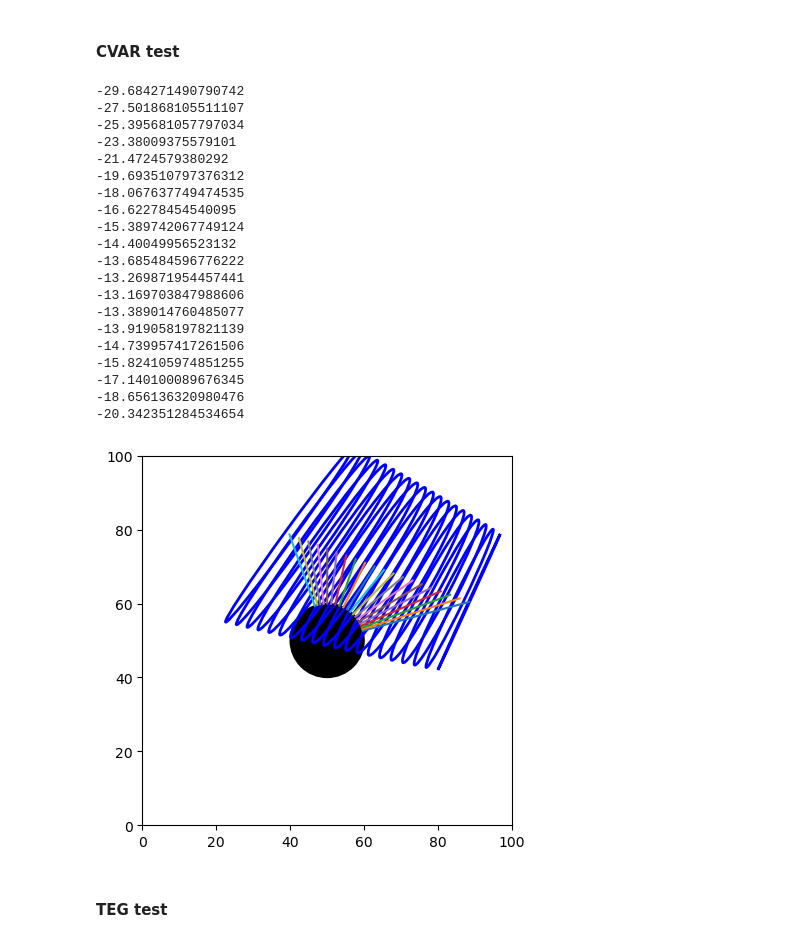
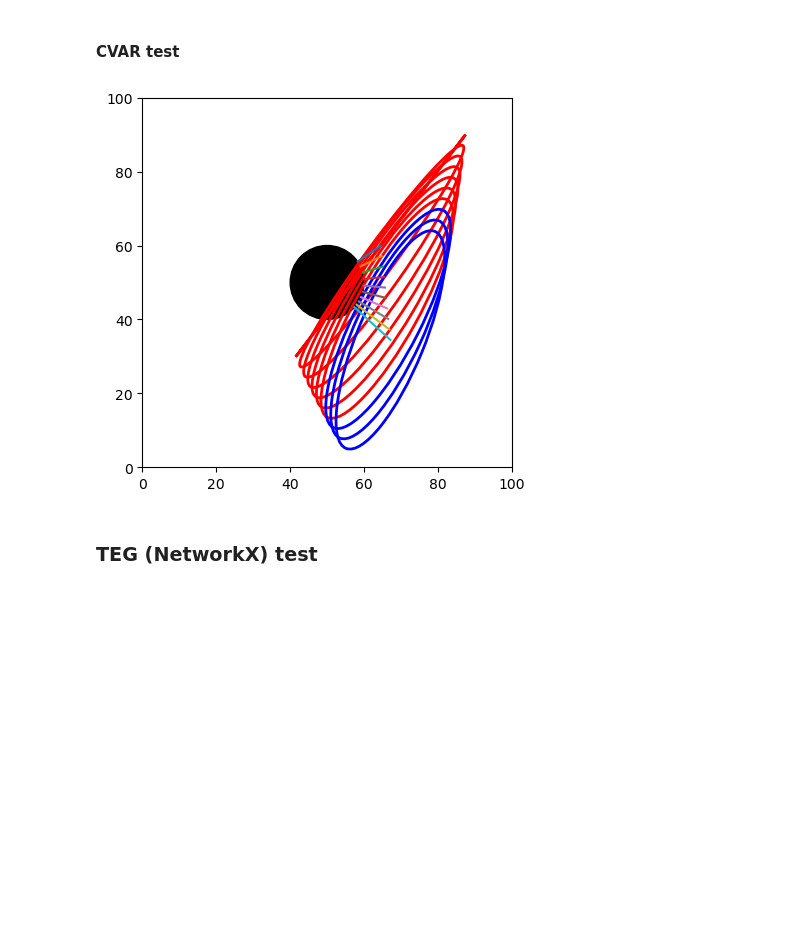
Before and after one commit to Zander-M/ST_Gaussian_PRM, a Jupyter notebook: experiment.ipynb, the cells around one changed output. Cells and saved outputs as stored; diff of their text form; code cells hidden in the pictures; blank space fills up the shorter version.

```diff
--- a/experiment.ipynb
+++ b/experiment.ipynb
@@ -143,51 +146,32 @@ def visualize_g_node(g_node, ax, thresh, is_collision):
 # %%
 
 roadmap = Map(100, 100)
 pos = np.array([50, 50])
 obs = CircleObstacle(pos, 10)
 thresh = -8
 tolerance = 0.95
 alpha = 0.95
-num_g_node = 20
+num_g_node = 10
 
 roadmap.add_obstacle(obs)
 fig, ax = roadmap.visualize()
 start_mean = np.random.rand(2) * 100
 goal_mean = np.random.rand(2) * 100
 
 temp = np.random.rand(2, 2) * 10
 start_cov =  temp @ temp.T
 temp = np.random.rand(2, 2) * 10
 goal_cov =  temp @ temp.T
 
 for i in range(num_g_node):
     mean = i / (num_g_node) * start_mean + (num_g_node - i) / num_g_node * goal_mean
     cov = i / (num_g_node) * start_cov + (num_g_node - i) / num_g_node * goal_cov
 
     g_node = GaussianNode(mean, cov)
     is_collision = obstacle_gaussian_collision(obs,  g_node, alpha, thresh, ax)
     visualize_g_node(g_node, ax, tolerance, is_collision)
 # %% [output]
--29.684271490790742
--27.501868105511107
--25.395681057797034
--23.38009375579101
--21.4724579380292
--19.693510797376312
--18.067637749474535
--16.62278454540095
--15.389742067749124
--14.40049956523132
--13.685484596776222
--13.269871954457441
--13.169703847988606
--13.389014760485077
--13.919058197821139
--14.739957417261506
--15.824105974851255
--17.140100089676345
--18.656136320980476
--20.342351284534654
-[figure, old version]
+[figure, new version]
 # %% [markdown]
-#### TEG test
+
+### TEG (NetworkX) test
```
Also changed, not shown: parts of 10 cells of this notebook, 8 other files.
